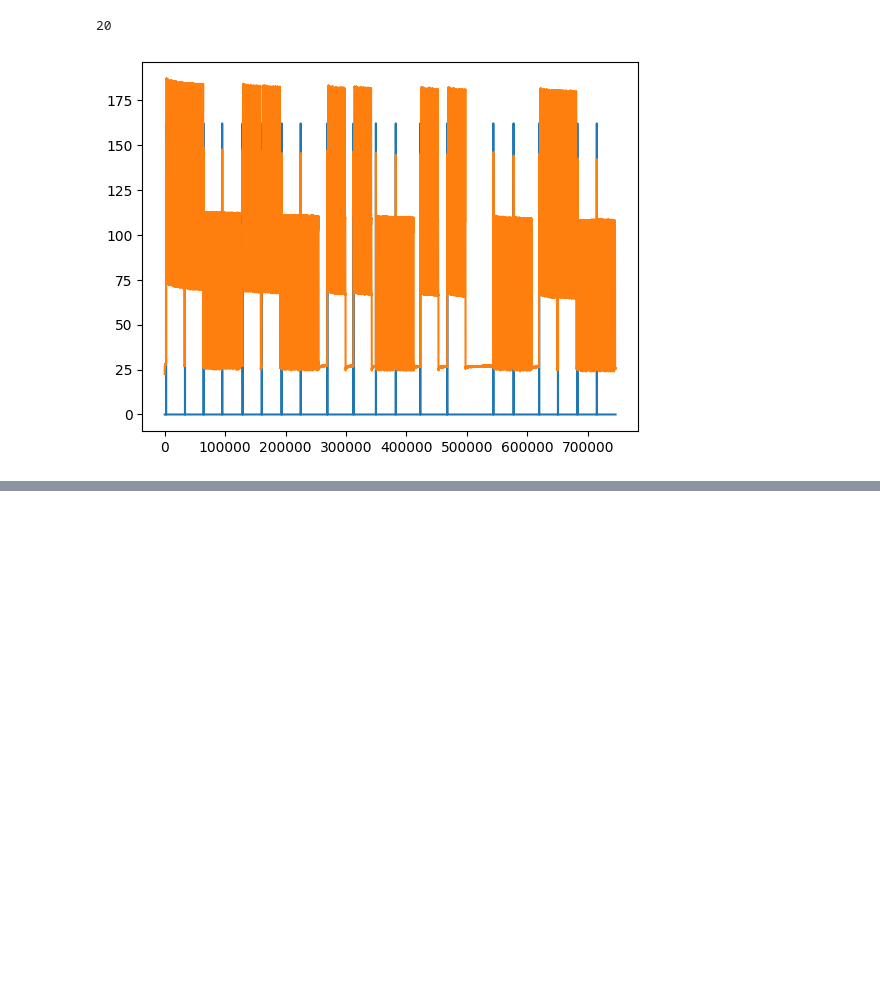
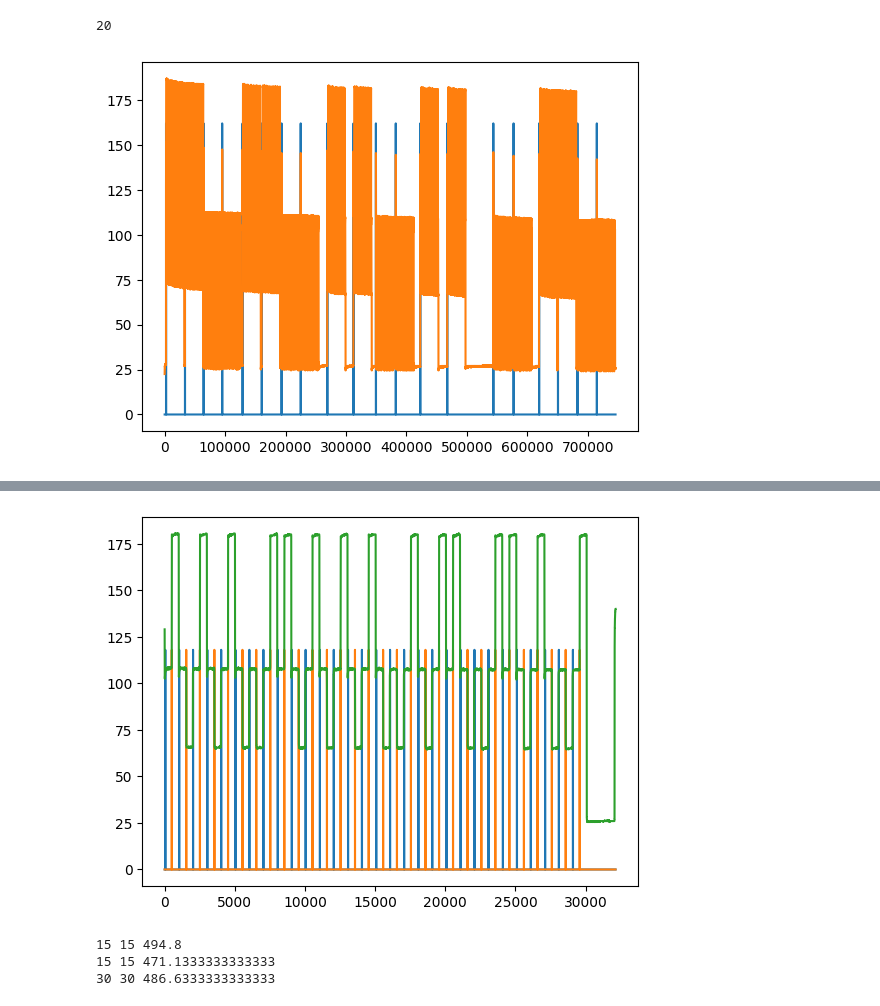
Before and after one commit to tomasccpt/eegaming, a Jupyter notebook: Process_Collected/segmentation.ipynb, the cells around one changed output, grey strips where cells are left out. Cells and saved outputs as stored; diff of their text form; code cells hidden in the pictures; blank space fills up the shorter version.

Commit message:
add rests to the segmentation

```diff
--- a/Process_Collected/segmentation.ipynb
+++ b/Process_Collected/segmentation.ipynb
@@ -77,10 +77,15 @@ LEFT_MIN = 170
 RIGHT_MAX = 77
 RIGHT_MIN = 63
 
+REST_MIN = 106
+REST_MAX = 118
+
 
 right_hand_ranges = []
 left_hand_ranges = []
+rest_ranges_1 = []
 
+i = 1
 for r in task1_ranges:
 	tpr = pr[r[0]:r[1]]
 
@@ -95,14 +100,62 @@ for r in task1_ranges:
 	right_first = right_first[right_indexes_wanted[:15]]
 	right_last = right_last[right_indexes_wanted[:15]]
 
+	rest_samples = np.logical_and(tpr > REST_MIN, tpr < REST_MAX)
+	rest_first = getfirst(rest_samples)
+	rest_last = getlast(rest_samples)
+	if rest_last[0] < rest_first[0]:
+		if rest_last[0] < 500:
+			rest_last = rest_last[1:]
+		else:
+			rest_first = np.concatenate([[rest_last[0] - 480], rest_first])
+	rest_indexes_wanted = np.where(rest_last - rest_first > 100)[0]
+	rest_first = rest_first[rest_indexes_wanted]
+	rest_last = rest_last[rest_indexes_wanted]
+
 	temp_left_ranges = np.array([left_first + r[0], left_last + r[0]]).T
 	temp_right_ranges = np.array([right_first + r[0], right_last + r[0]]).T
+	temp_rest_ranges = np.array([rest_first + r[0], rest_last + r[0]]).T
 	left_hand_ranges.append(temp_left_ranges)
 	right_hand_ranges.append(temp_right_ranges)
+	rest_ranges_1.append(temp_rest_ranges)
 
+	# change i to print some run
+	if i == 10:
+		plt.close()
+		RIGHT = False
+		LEFT = False
+		REST = True
+		if RIGHT:
+			right_plot = np.zeros(tpr.shape)
+			right_plot[right_first] = RIGHT_MAX
+			plt.plot(right_plot)
+			right_plot2 = np.zeros(tpr.shape)
+			right_plot2[right_last] = RIGHT_MAX
+			plt.plot(right_plot2)
+		if LEFT:
+			left_plot = np.zeros(tpr.shape)
+			left_plot[left_first] = LEFT_MIN + 20
+			plt.plot(left_plot)
+			left_plot2 = np.zeros(tpr.shape)
+			left_plot2[left_last] = LEFT_MIN + 20
+			plt.plot(left_plot2)
+		if REST:
+			rest_plot = np.zeros(tpr.shape)
+			rest_plot[rest_first] = REST_MAX
+			plt.plot(rest_plot)
+			rest_plot2 = np.zeros(tpr.shape)
+			rest_plot2[rest_last] = REST_MAX
+			plt.plot(rest_plot2)
+		plt.plot(tpr)
+		plt.show()
+	i += 1
 
-	print(len(left_first), len(left_last), np.average(left_last - left_first), len(right_first), len(right_last), np.average(right_last - right_first))
+	print(len(left_first), len(left_last), np.average(left_last - left_first))
+	print(len(right_first), len(right_last), np.average(right_last - right_first))
+	print(len(rest_first), len(rest_last), np.average(rest_last - rest_first))
+	print()
 
 right_hand_ranges = np.concatenate(right_hand_ranges)
 left_hand_ranges = np.concatenate(left_hand_ranges)
+rest_ranges_1 = np.concatenate(rest_ranges_1)
 # %% [output]
@@ -119,3 +179,7 @@ left_hand_ranges = np.concatenate(left_hand_ranges)
+[figure, added]
+15 15 494.8
+15 15 471.1333333333333
+30 30 486.6333333333333
 # %%
 HANDS_MAX = 106.5
 HANDS_MIN = 100
```
Also changed, not shown: parts of 5 cells of this notebook.
